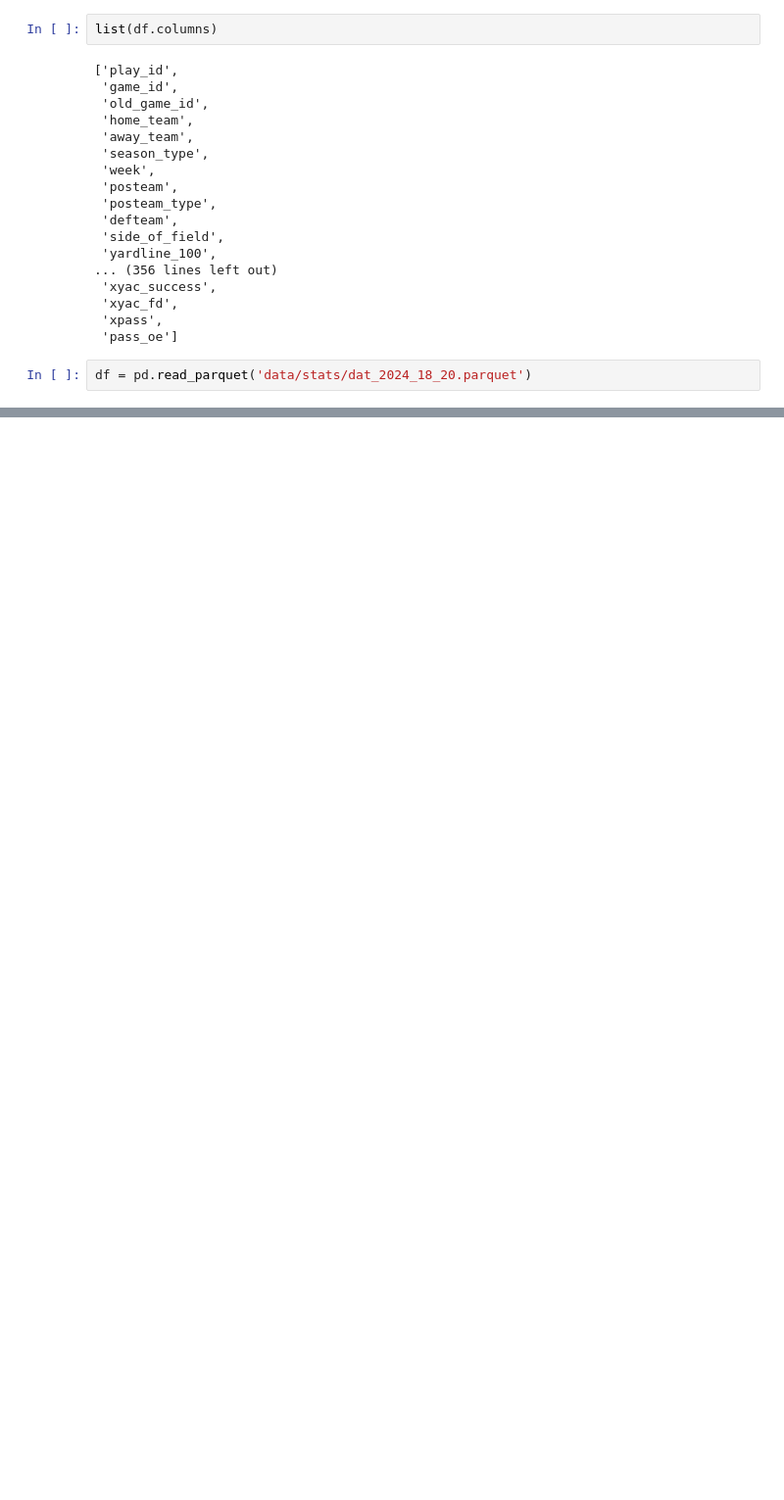
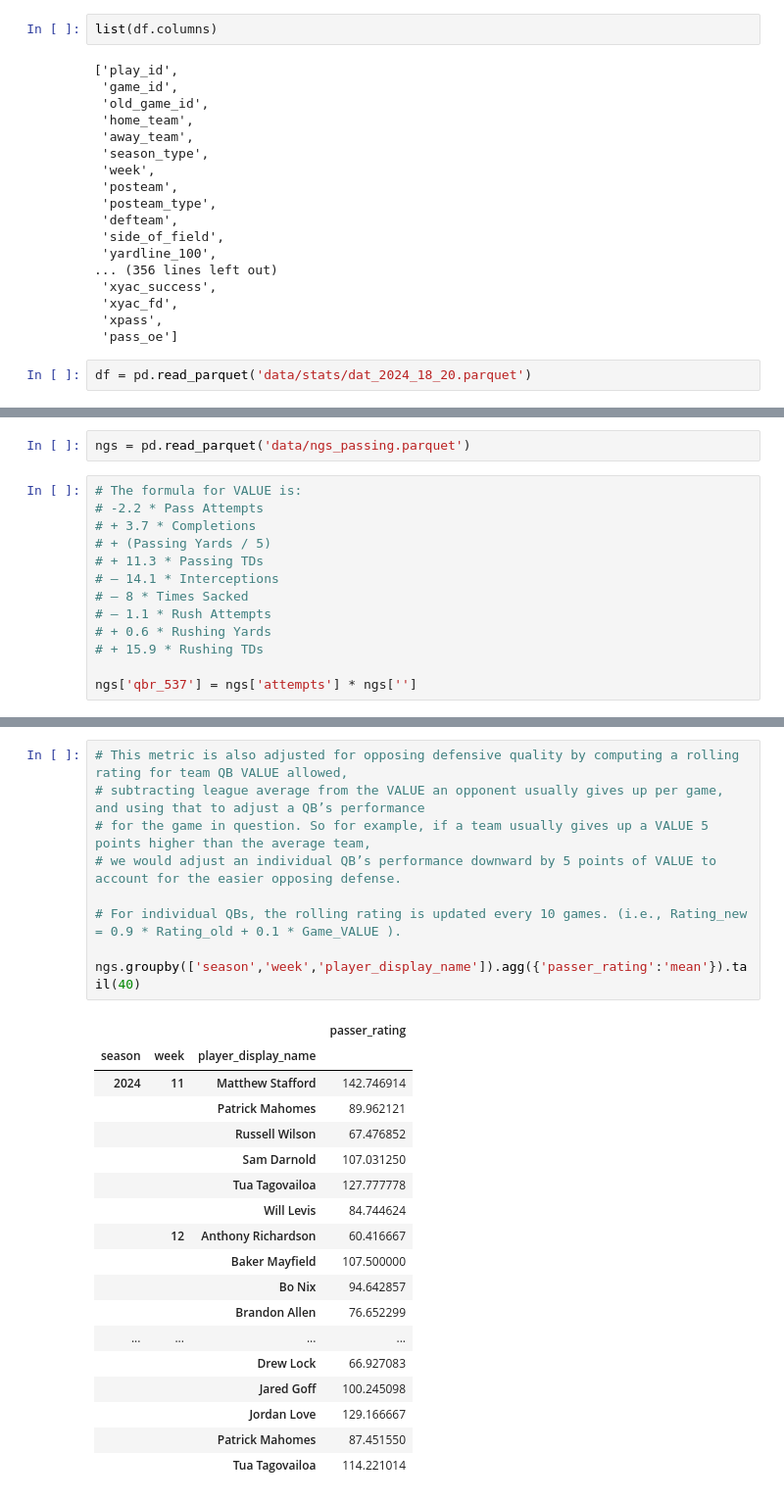
Before and after one commit to jbenr/NFL, a Jupyter notebook: Untitled.ipynb, the cells around one changed output, grey strips where cells are left out. Shown at 98% size. Drawn from its saved outputs; the diff is of its cells as text; blank space fills up the shorter version.

```diff
--- a/Untitled.ipynb
+++ b/Untitled.ipynb
@@ -149,3 +149,18 @@ df.tail(5)
 | 330 | 2024 | 18 | REG | CIN | NaN | PIT | NaN | 7 | 11 | ... |
 | 331 | 2024 | 18 | REG | NO | NaN | TB | NaN | 7 | 7 | ... |
 | 332 | 2024 | 18 | REG | HOU | NaN | TEN | NaN | 11 | 7 | ... |
+# %%
+ngs = pd.read_parquet('data/ngs_passing.parquet')
+# %%
+# The formula for VALUE is:
+# -2.2 * Pass Attempts
+# + 3.7 * Completions
+# + (Passing Yards / 5)
+# + 11.3 * Passing TDs
+# – 14.1 * Interceptions
+# – 8 * Times Sacked
+# – 1.1 * Rush Attempts
+# + 0.6 * Rushing Yards
+# + 15.9 * Rushing TDs
+
+ngs['qbr_537'] = ngs['attempts'] * ngs['']
@@ -151,0 +178,28 @@ df.tail(5)
+# %%
+# This metric is also adjusted for opposing defensive quality by computing a rolling rating for team QB VALUE allowed,
+# subtracting league average from the VALUE an opponent usually gives up per game, and using that to adjust a QB’s performance
+# for the game in question. So for example, if a team usually gives up a VALUE 5 points higher than the average team,
+# we would adjust an individual QB’s performance downward by 5 points of VALUE to account for the easier opposing defense.
+
+# For individual QBs, the rolling rating is updated every 10 games. (i.e., Rating_new = 0.9 * Rating_old + 0.1 * Game_VALUE ).
+
+ngs.groupby(['season','week','player_display_name']).agg({'passer_rating':'mean'}).tail(40)
+# %% [output]
+|  |  |  | passer_rating |
+| season | week | player_display_name |  |
+| 2024 | 11 | Matthew Stafford | 142.746914 |
+|  |  | Patrick Mahomes | 89.962121 |
+|  |  | Russell Wilson | 67.476852 |
+|  |  | Sam Darnold | 107.031250 |
+|  |  | Tua Tagovailoa | 127.777778 |
+|  |  | Will Levis | 84.744624 |
+|  | 12 | Anthony Richardson | 60.416667 |
+|  |  | Baker Mayfield | 107.500000 |
+|  |  | Bo Nix | 94.642857 |
+|  |  | Brandon Allen | 76.652299 |
+| ... | ... | ... | ... |
+|  |  | Drew Lock | 66.927083 |
+|  |  | Jared Goff | 100.245098 |
+|  |  | Jordan Love | 129.166667 |
+|  |  | Patrick Mahomes | 87.451550 |
+|  |  | Tua Tagovailoa | 114.221014 |
```
Also changed, not shown: parts of 5 cells of this notebook, 4 other files.
